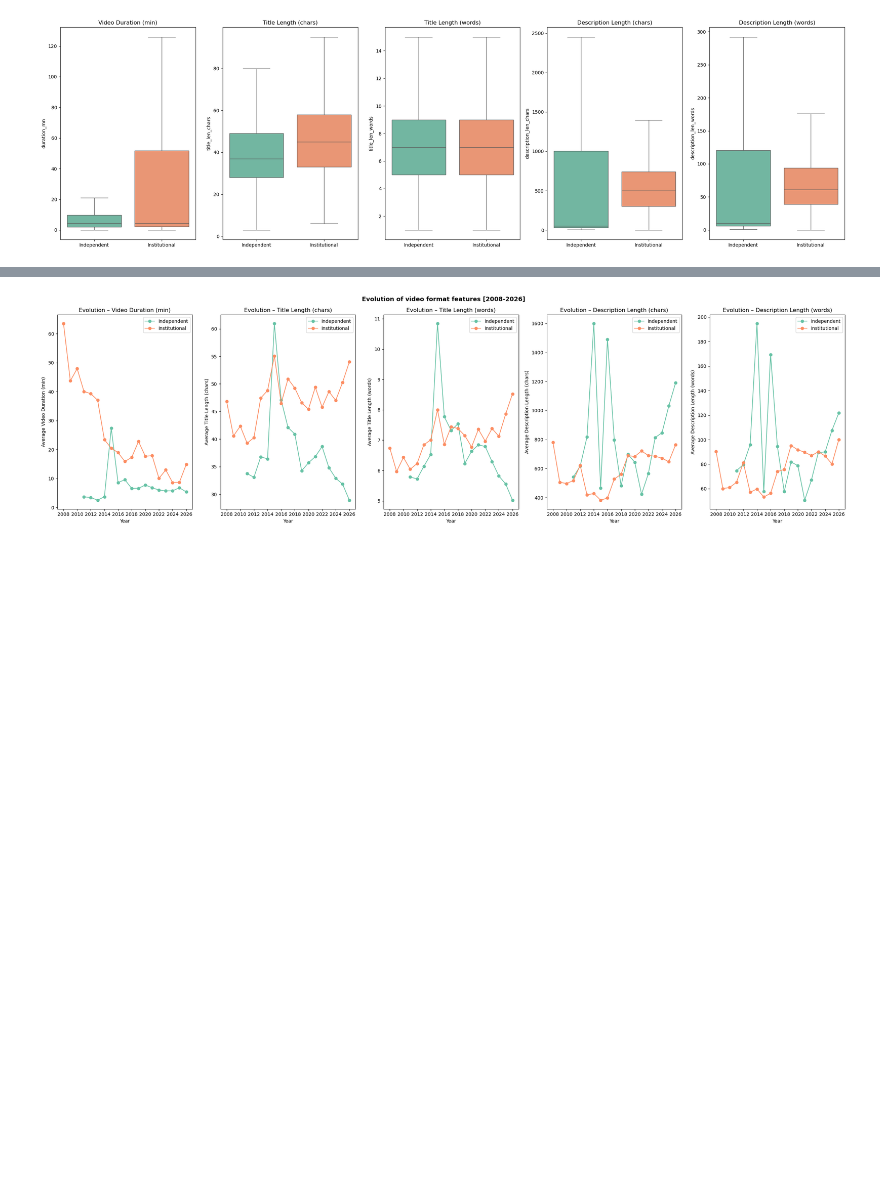
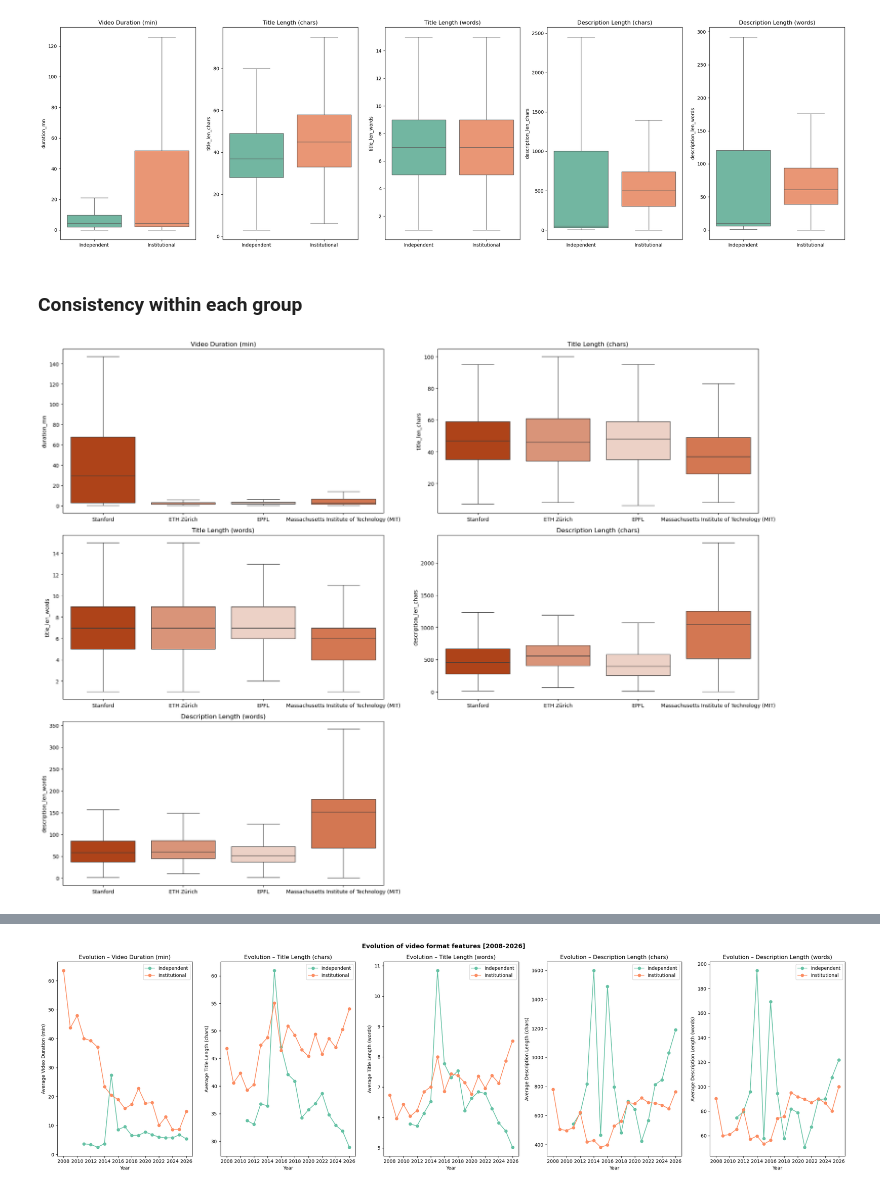
Before and after one commit to alexalag/YouTubeCompare, a Jupyter notebook: analysis/person1_format_style/notebook.ipynb, the cells around one changed output, grey strips where cells are left out. Drawn from its saved outputs; the diff is of its cells as text; code cells hidden in the pictures; blank space fills up the shorter version.

```diff
--- a/analysis/person1_format_style/notebook.ipynb
+++ b/analysis/person1_format_style/notebook.ipynb
@@ -57,4 +68,5 @@ data["title_len_words"] = data["title"].str.split().str.len()
 data["description_len_chars"] = data["description"].str.len()
 data["description_len_words"] = data["description"].str.split().str.len()
 # %%
-grouped_data = data.groupby("Institution")
+instit_channels = data[data["Institution"] == True]
+indep_channels = data[data["Institution"] == False]
@@ -90,3 +117,29 @@ plt.tight_layout()
 plt.show()
 # %% [output]
 [figure]
+# %% [markdown]
+### Consistency within each group
+# %%
+fig, axes = plt.subplots(3, 2, figsize=(20, 15))
+metrics = [
+    ("duration_mn",          "Video Duration (min)"),
+    ("title_len_chars",       "Title Length (chars)"),
+    ("title_len_words",       "Title Length (words)"),
+    ("description_len_chars",    "Description Length (chars)"),
+    ("description_len_words", "Description Length (words)"),
+]
+
+axes = axes.flatten()
+
+for ax, (col, label) in zip(axes, metrics):
+    sns.boxplot(data=instit_channels, x="channel_title", y=col, ax=ax,
+            hue="channel_title", palette=SHADES_INST, legend=False, showfliers=False)
+    ax.set_title(label)
+    ax.set_xlabel("" if True else "")
+    ax.tick_params(axis='x', rotation=0)
+
+fig.delaxes(axes[-1])
+plt.tight_layout()
+plt.show()
+# %% [output]
+[figure, added]
```
Also changed, not shown: parts of 14 cells of this notebook.
